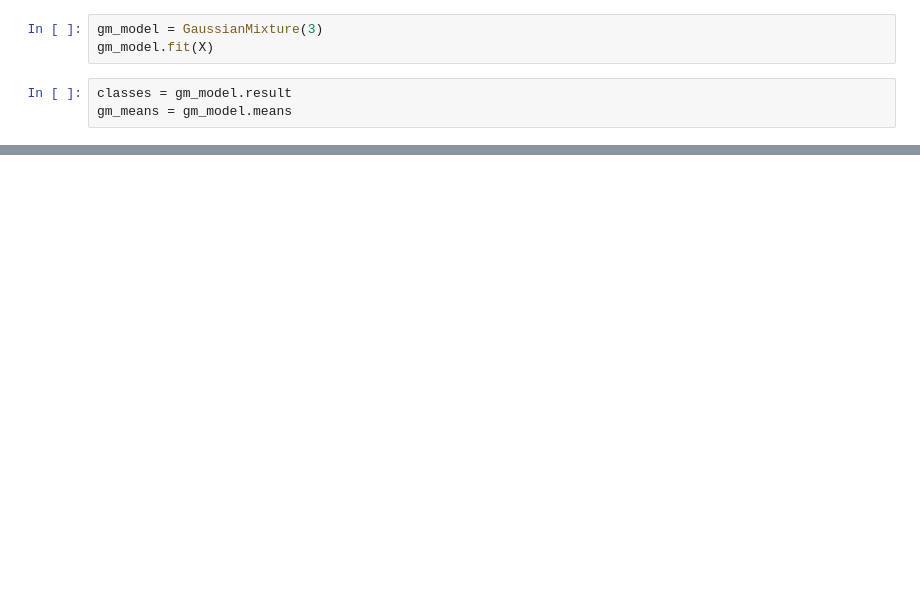
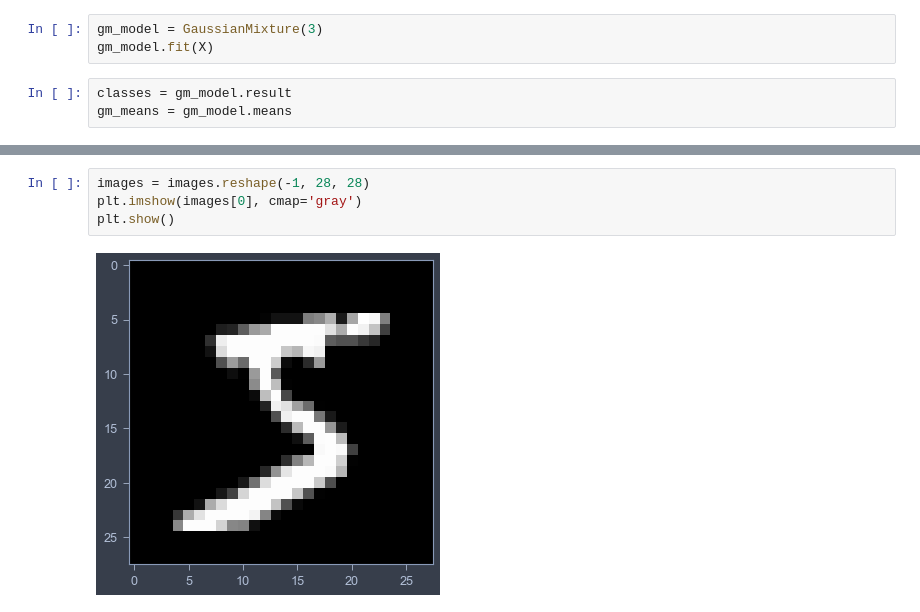
Before and after one commit to ZhenhHuang/sunrise-machine-learning, a Jupyter notebook: Notebook/cluster_model.ipynb, the cells around one changed output, grey strips where cells are left out. Drawn from its saved outputs; the diff is of its cells as text; blank space fills up the shorter version.

```diff
--- a/Notebook/cluster_model.ipynb
+++ b/Notebook/cluster_model.ipynb
@@ -99,0 +124,6 @@ plt.imshow(img_split.reshape(h, w, -1))
+# %%
+images = images.reshape(-1, 28, 28)
+plt.imshow(images[0], cmap='gray')
+plt.show()
+# %% [output]
+[figure, added]
```
Also changed, not shown: parts of 20 cells of this notebook, 12 other files.
